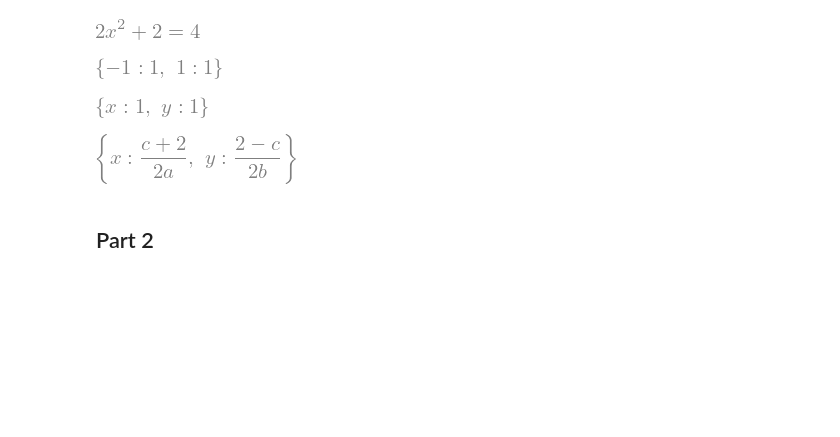
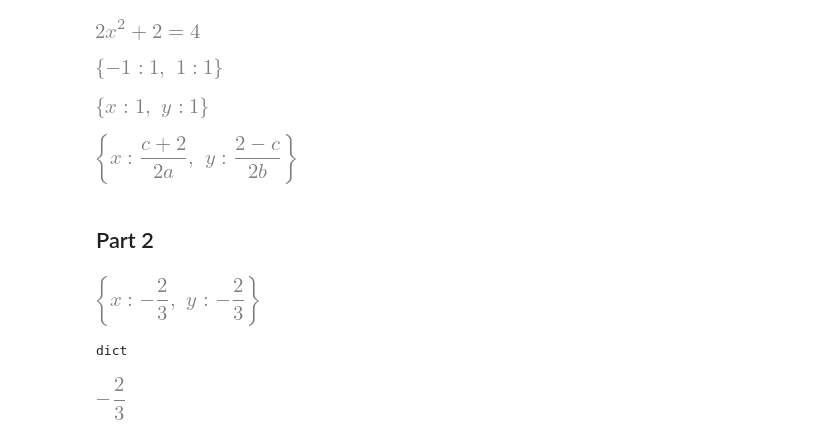
Before and after one commit to williebonavente/CodeTest, a Jupyter notebook: sympy/algebra/notebook.ipynb, the cells around one changed output. Saved outputs shown, nothing was run; the diff lists cells and outputs as text; code cells hidden in the pictures; blank space fills up the shorter version.

Commit message:
Add dict manip in nb sympy

```diff
--- a/sympy/algebra/notebook.ipynb
+++ b/sympy/algebra/notebook.ipynb
@@ -159,3 +159,18 @@ solution
 [figure]
 # %% [markdown]
 ## Part 2
+# %%
+x, y = sympy.symbols('x, y')
+# %%
+solution = sympy.solve([x - y, 2 + 2 * x + y], [x, y])
+solution
+# %% [output]
+[figure, added]
+# %%
+type(solution)
+# %% [output]
+dict
+# %%
+solution[x]
+# %% [output]
+[figure, added]
```
